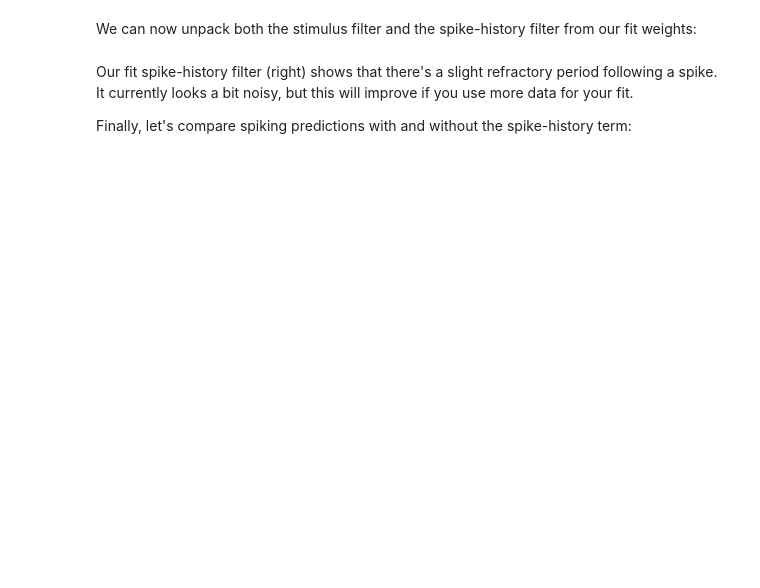
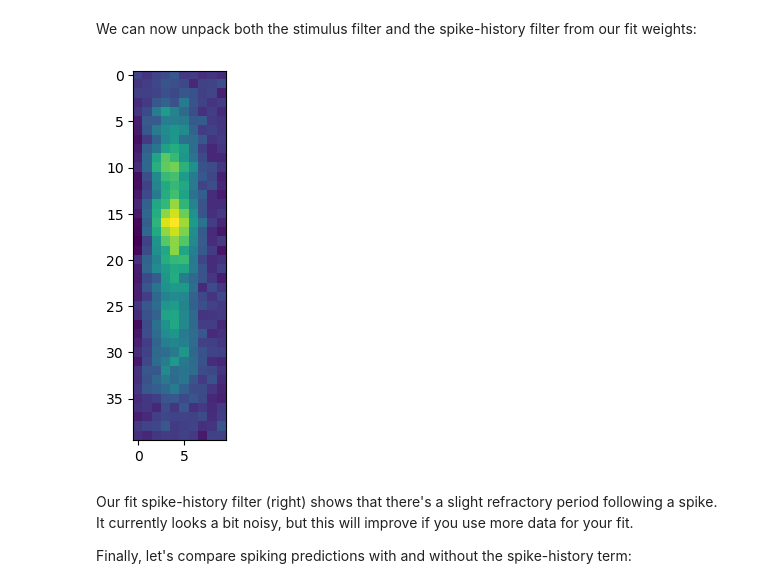
Before and after one commit to GccX11/caltech-neuro, a Jupyter notebook: 07_06_22_day2_dynamical_time_series/code/diy_notebooks/GLM_on_retinal_data.ipynb, the cells around one changed output. Cells and saved outputs as stored; diff of their text form; code cells hidden in the pictures; blank space fills up the shorter version.

Commit message:
Finished the GLM for Day 2. Will come back to Day 2 to do the Morris-Lecar biophysical model.

```diff
--- a/07_06_22_day2_dynamical_time_series/code/diy_notebooks/GLM_on_retinal_data.ipynb
+++ b/07_06_22_day2_dynamical_time_series/code/diy_notebooks/GLM_on_retinal_data.ipynb
@@ -208,0 +282,18 @@ etc. Try implementing this in your model!
+# %%
+# make a spike history regressor and include it in your model, and re-fit
+# add spike history as an additional feature to the shiftedData
+stim_we_care_about = stim['r'][175:215,:].T
+X = np.zeros((89898,410))
+y = spikeCounts[0,:]
+
+# add the last 10 stims
+for i in range(10, stim_we_care_about.shape[0]):
+    X[i,:400] = stim_we_care_about[i-10:i,:].reshape(1,400)
+
+# add the last 10 spikes as well
+for i in range(10, len(y), 10):
+    X[i,400:] = y[i-10:i]
+
+X = sm.add_constant(X) # need to add a constant for the GLM
+
+X
@@ -208,0 +308,6 @@ etc. Try implementing this in your model!
+# %%
+# fit the model
+glm = sm.GLM(y, shiftedData, family=sm.families.Poisson())
+#glm = sm.GLM([0,0,1,1], [[1,1,1],[0,1,1],[0,1,0],[1,0,0]], family=sm.families.Poisson())
+myFit = glm.fit()
+print(myFit.summary2())
@@ -210,6 +333,12 @@ etc. Try implementing this in your model!
 We can now unpack both the stimulus filter and the spike-history filter from our fit weights:
 # %%
 # plot the fit weights that make up the stimulus filter and the spike-history filter
+# make a plot of the receptive field based on your model's fit weights!
+plt.figure()
+plt.imshow(myFit.params[1:401].reshape(10,40).T)
+plt.show()
+# %% [output]
+[figure, added]
 # %% [markdown]
 Our fit spike-history filter (right) shows that there's a slight refractory period following a spike. It currently looks a bit noisy, but this will improve if you use more data for your fit.
 
```
Also changed, not shown: parts of 20 cells of this notebook.
